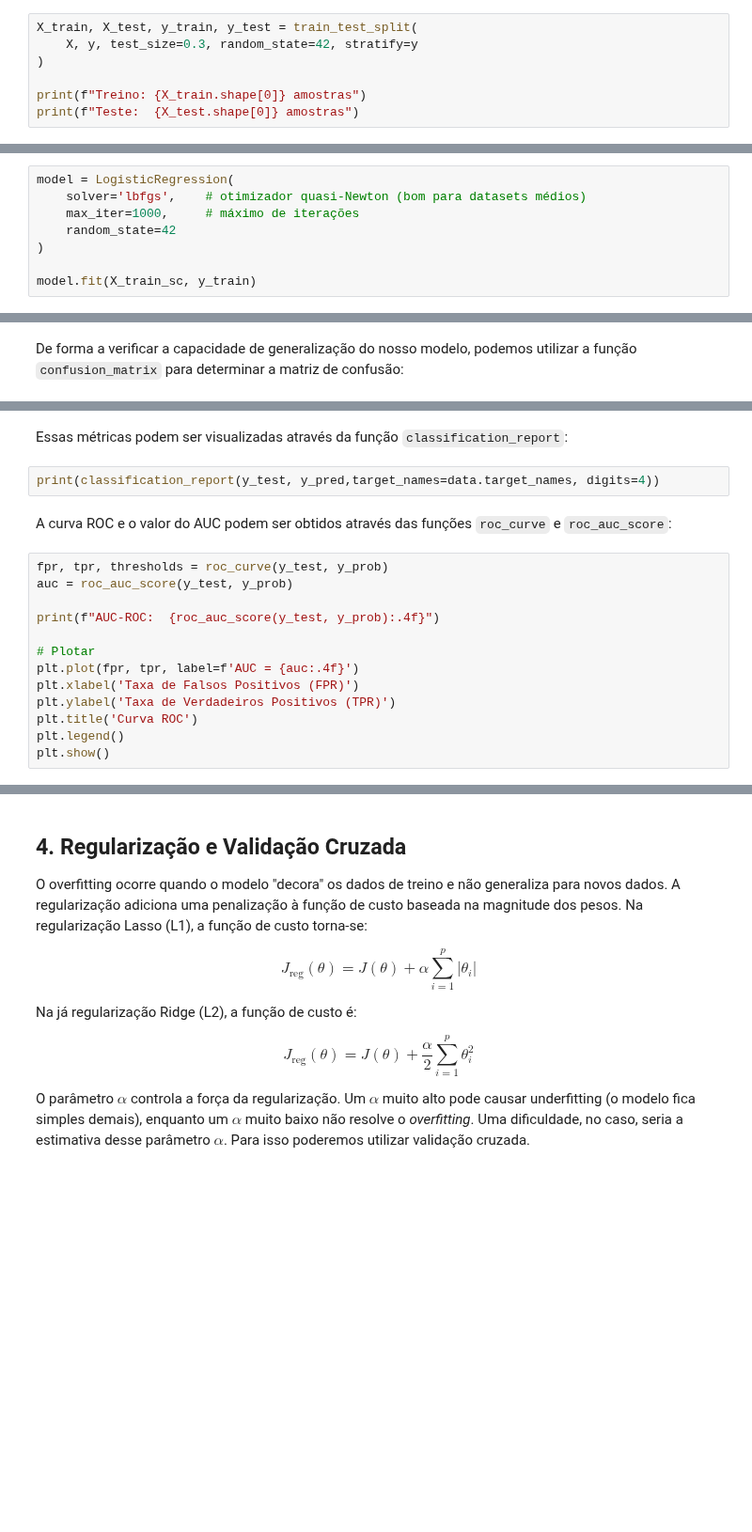
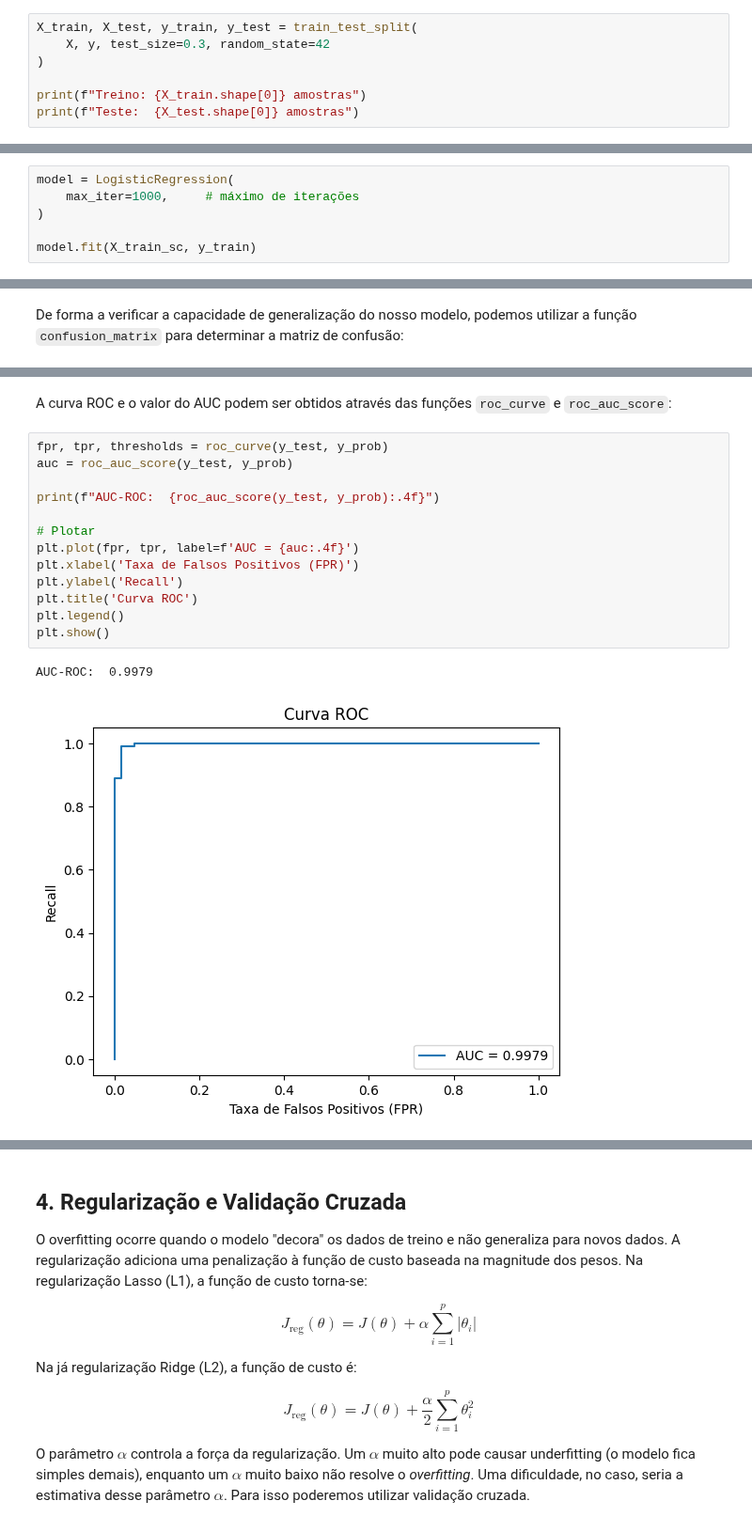
Before and after one commit to pedrothiag/intelligent-systems, a Jupyter notebook: 03_Regressao_Logistica.ipynb, the cells around one changed output, grey strips where cells are left out. Shown at 94% size. Drawn from its saved outputs; the diff is of its cells as text; blank space fills up the shorter version.

```diff
--- a/03_Regressao_Logistica.ipynb
+++ b/03_Regressao_Logistica.ipynb
@@ -468,7 +569,7 @@ print(f"Quantidade de amostras benigno = {np.bincount(y)[1]}")
 Vamos realizar o nosso treinamento. Inicialmente vamos dividir nosso *dataset* em conjunto de treinamento e conjunto de teste:
 # %%
 X_train, X_test, y_train, y_test = train_test_split(
-    X, y, test_size=0.3, random_state=42, stratify=y
+    X, y, test_size=0.3, random_state=42
 )
 
 print(f"Treino: {X_train.shape[0]} amostras")
@@ -484,9 +588,7 @@ X_test_sc  = scaler.transform(X_test)      #Nao é necessario o fit_transform po
 Agora vamos criar nosso modelo de regressão logística e realizar o treinamento:
 # %%
 model = LogisticRegression(
-    solver='lbfgs',    # otimizador quasi-Newton (bom para datasets médios)
     max_iter=1000,     # máximo de iterações
-    random_state=42
 )
 
 model.fit(X_train_sc, y_train)
@@ -558,19 +692,18 @@ print(f"F1-Score: {f1_score(y_test, y_pred):.4f}")
-# %% [markdown]
-Essas métricas podem ser visualizadas através da função `classification_report`:
-# %%
-print(classification_report(y_test, y_pred,target_names=data.target_names, digits=4))
 # %% [markdown]
 A curva ROC e o valor do AUC podem ser obtidos através das funções `roc_curve` e `roc_auc_score`:
 # %%
 fpr, tpr, thresholds = roc_curve(y_test, y_prob)
 auc = roc_auc_score(y_test, y_prob)
 
 print(f"AUC-ROC:  {roc_auc_score(y_test, y_prob):.4f}")
 
 # Plotar
 plt.plot(fpr, tpr, label=f'AUC = {auc:.4f}')
 plt.xlabel('Taxa de Falsos Positivos (FPR)')
-plt.ylabel('Taxa de Verdadeiros Positivos (TPR)')
+plt.ylabel('Recall')
 plt.title('Curva ROC')
 plt.legend()
 plt.show()
+# %% [output]
+AUC-ROC:  0.9979
+[figure, added]
```
Also changed, not shown: parts of 47 cells of this notebook, 1 other file.
